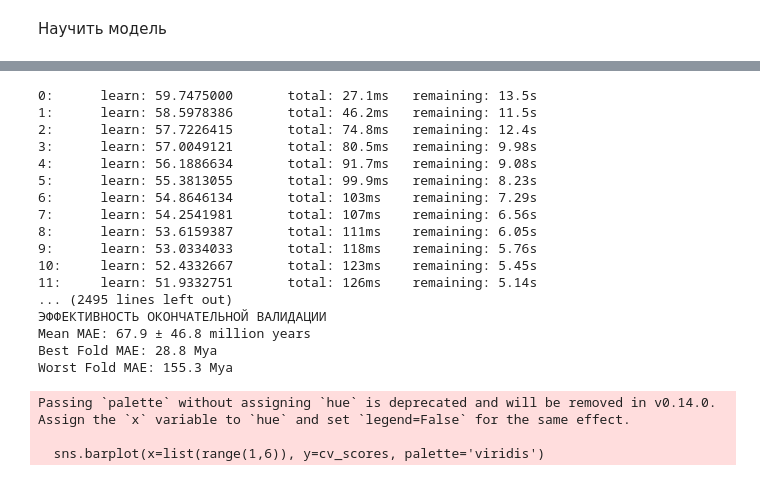
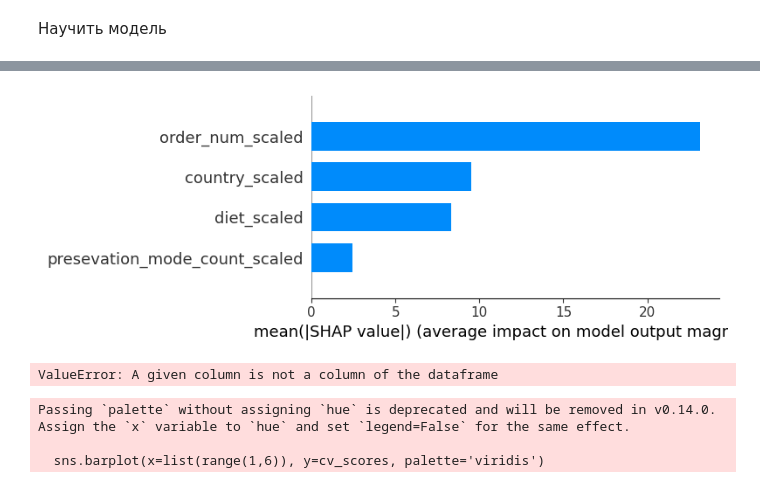
Before and after one commit to MaGNeT49/practiceML, a Jupyter notebook: test.ipynb, the cells around one changed output, grey strips where cells are left out. Drawn from its saved outputs; the diff is of its cells as text; code cells hidden in the pictures.

```diff
--- a/test.ipynb
+++ b/test.ipynb
@@ -234,0 +176,18 @@ import joblib
+# %%
+model = CatBoostRegressor(
+    iterations=500,
+    learning_rate=0.1,
+    depth=8,
+    random_state=42,
+    subsample=0.8
+)
+
+model.fit(X_train, y_train)
+
+y_pred = model.predict(X_test)
+
+mae = mean_absolute_error(y_test, y_pred)
+r2 = r2_score(y_test, y_pred)
+me = max_error(y_test, y_pred)
+mse = mean_squared_error(y_test, y_pred)
+mape = mean_absolute_percentage_error(y_test, y_pred)
@@ -235,5 +246,15 @@ import joblib
+# %%
+import shap
+explainer = shap.Explainer(model)
+shap_values = explainer(X_test)
+
+shap.summary_plot(shap_values, X_test, plot_type="bar")
+
+#shap.summary_plot(shap_values, X_test)
+# %% [output]
+[figure, added]
 # %%
-features = ['diet', 'preservation_mode_count', 'country']
+features = ['order_num_scaled', 'diet_scaled', 'presevation_mode_count_scaled', 'country_scaled']
 
 target = "max_age_mya"
 
@@ -258,7 +279,7 @@ model = CatBoostRegressor(
     iterations=500,
     learning_rate=0.05,
     depth=8,
-    random_state=42,)
+    random_state=42)
 
 full_pipeline = Pipeline([
     ('preprocessor', preprocessor),
@@ -304,23 +325,7 @@ print(f"Mean MAE: {avg_mae:.1f} ± {std_mae:.1f} million years")
 print(f"Best Fold MAE: {min_mae:.1f} Mya")
 print(f"Worst Fold MAE: {max_mae:.1f} Mya")
 # %% [output]
-0:      learn: 59.7475000       total: 27.1ms   remaining: 13.5s
-1:      learn: 58.5978386       total: 46.2ms   remaining: 11.5s
-2:      learn: 57.7226415       total: 74.8ms   remaining: 12.4s
-3:      learn: 57.0049121       total: 80.5ms   remaining: 9.98s
-4:      learn: 56.1886634       total: 91.7ms   remaining: 9.08s
-5:      learn: 55.3813055       total: 99.9ms   remaining: 8.23s
-6:      learn: 54.8646134       total: 103ms    remaining: 7.29s
-7:      learn: 54.2541981       total: 107ms    remaining: 6.56s
-8:      learn: 53.6159387       total: 111ms    remaining: 6.05s
-9:      learn: 53.0334033       total: 118ms    remaining: 5.76s
-10:     learn: 52.4332667       total: 123ms    remaining: 5.45s
-11:     learn: 51.9332751       total: 126ms    remaining: 5.14s
-... (2495 lines left out)
-ЭФФЕКТИВНОСТЬ ОКОНЧАТЕЛЬНОЙ ВАЛИДАЦИИ
-Mean MAE: 67.9 ± 46.8 million years
-Best Fold MAE: 28.8 Mya
-Worst Fold MAE: 155.3 Mya
+ValueError: A given column is not a column of the dataframe
 # %%
 # Визуализация
 plt.figure(figsize=(10, 6))
```
Also changed, not shown: parts of 19 cells of this notebook, 11 other files.
